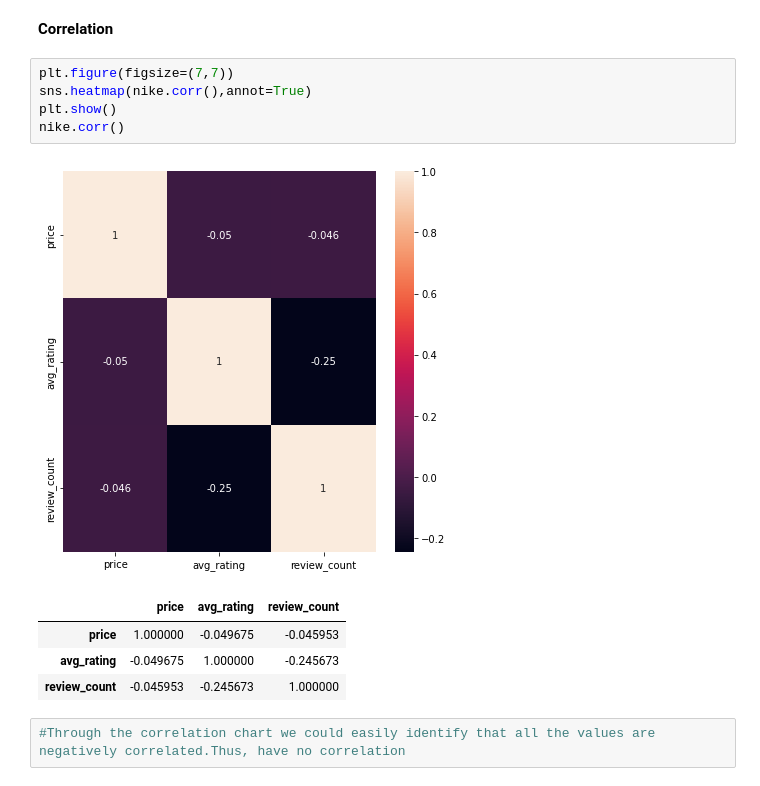
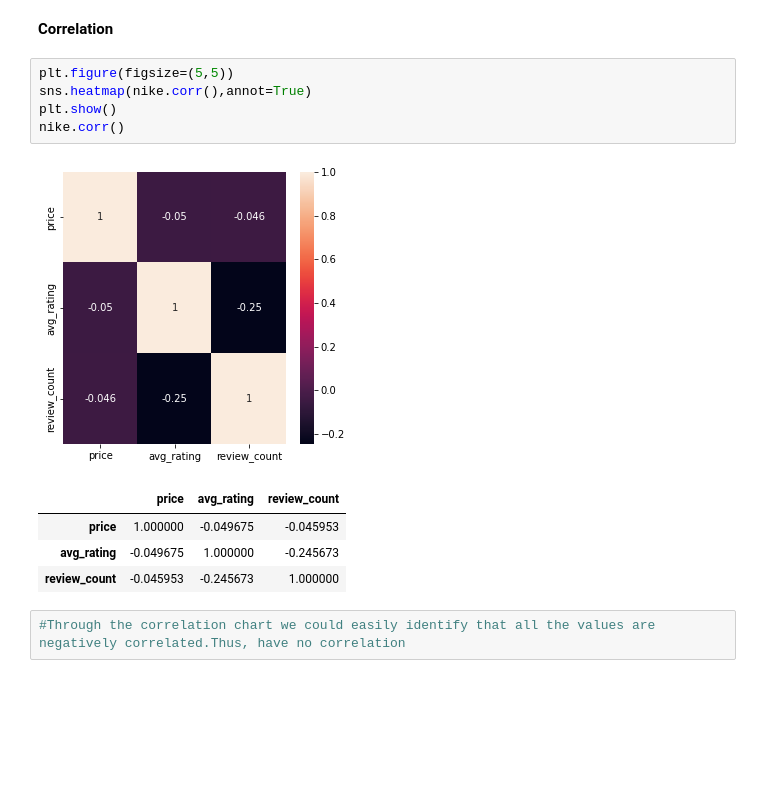
Before and after one commit to pranamyasin/nike, a Jupyter notebook: Nike_dataset_EDA.ipynb, the cells around one changed output. Drawn from its saved outputs; the diff is of its cells as text; blank space fills up the shorter version.

```diff
--- a/Nike_dataset_EDA.ipynb
+++ b/Nike_dataset_EDA.ipynb
@@ -210,12 +210,12 @@ nike.describe(include='object')
 # %% [markdown]
 **Correlation**
 # %%
-plt.figure(figsize=(7,7))
+plt.figure(figsize=(5,5))
 sns.heatmap(nike.corr(),annot=True)
 plt.show()
 nike.corr()
 # %% [output]
-[figure, old version]
+[figure, new version]
 |  | price | avg_rating | review_count |
 | price | 1.000000 | -0.049675 | -0.045953 |
 | avg_rating | -0.049675 | 1.000000 | -0.245673 |
```
Also changed, not shown: parts of 4 cells of this notebook.
